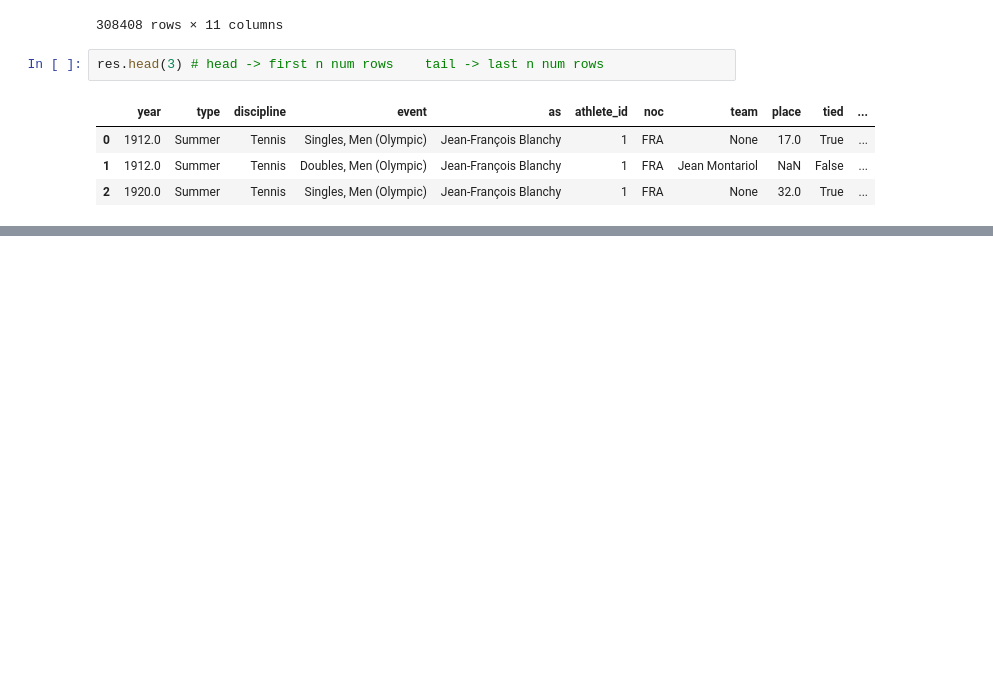
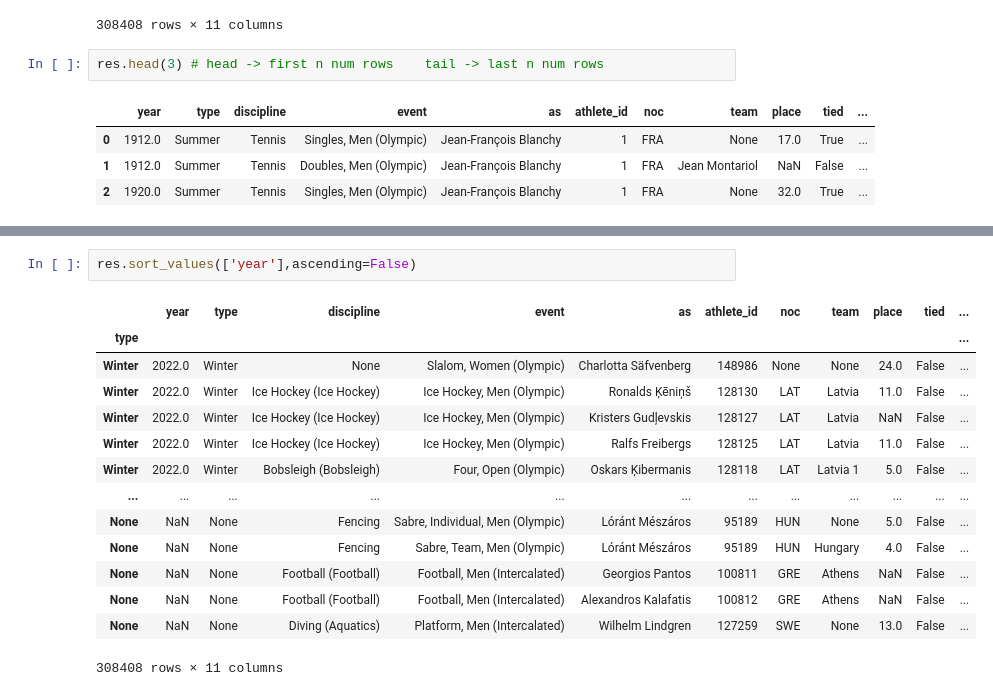
Before and after one commit to wasif-h/python-library-door, a Jupyter notebook: Pandas_python/pandas_library.ipynb, the cells around one changed output, grey strips where cells are left out. Drawn from its saved outputs; the diff is of its cells as text; blank space fills up the shorter version.

```diff
--- a/Pandas_python/pandas_library.ipynb
+++ b/Pandas_python/pandas_library.ipynb
@@ -393,0 +496,17 @@ res.sample(5)
+# %%
+res.sort_values(['year'],ascending=False)
+# %% [output]
+|  | year | type | discipline | event | as | athlete_id | noc | team | place | tied | ... |
+| type |  |  |  |  |  |  |  |  |  |  | ... |
+| Winter | 2022.0 | Winter | None | Slalom, Women (Olympic) | Charlotta Säfvenberg | 148986 | None | None | 24.0 | False | ... |
+| Winter | 2022.0 | Winter | Ice Hockey (Ice Hockey) | Ice Hockey, Men (Olympic) | Ronalds Ķēniņš | 128130 | LAT | Latvia | 11.0 | False | ... |
+| Winter | 2022.0 | Winter | Ice Hockey (Ice Hockey) | Ice Hockey, Men (Olympic) | Kristers Gudļevskis | 128127 | LAT | Latvia | NaN | False | ... |
+| Winter | 2022.0 | Winter | Ice Hockey (Ice Hockey) | Ice Hockey, Men (Olympic) | Ralfs Freibergs | 128125 | LAT | Latvia | 11.0 | False | ... |
+| Winter | 2022.0 | Winter | Bobsleigh (Bobsleigh) | Four, Open (Olympic) | Oskars Ķibermanis | 128118 | LAT | Latvia 1 | 5.0 | False | ... |
+| ... | ... | ... | ... | ... | ... | ... | ... | ... | ... | ... | ... |
+| None | NaN | None | Fencing | Sabre, Individual, Men (Olympic) | Lóránt Mészáros | 95189 | HUN | None | 5.0 | False | ... |
+| None | NaN | None | Fencing | Sabre, Team, Men (Olympic) | Lóránt Mészáros | 95189 | HUN | Hungary | 4.0 | False | ... |
+| None | NaN | None | Football (Football) | Football, Men (Intercalated) | Georgios Pantos | 100811 | GRE | Athens | NaN | False | ... |
+| None | NaN | None | Football (Football) | Football, Men (Intercalated) | Alexandros Kalafatis | 100812 | GRE | Athens | NaN | False | ... |
+| None | NaN | None | Diving (Aquatics) | Platform, Men (Intercalated) | Wilhelm Lindgren | 127259 | SWE | None | 13.0 | False | ... |
+308408 rows × 11 columns
```
Also changed, not shown: parts of 28 cells of this notebook, 1 other file.
